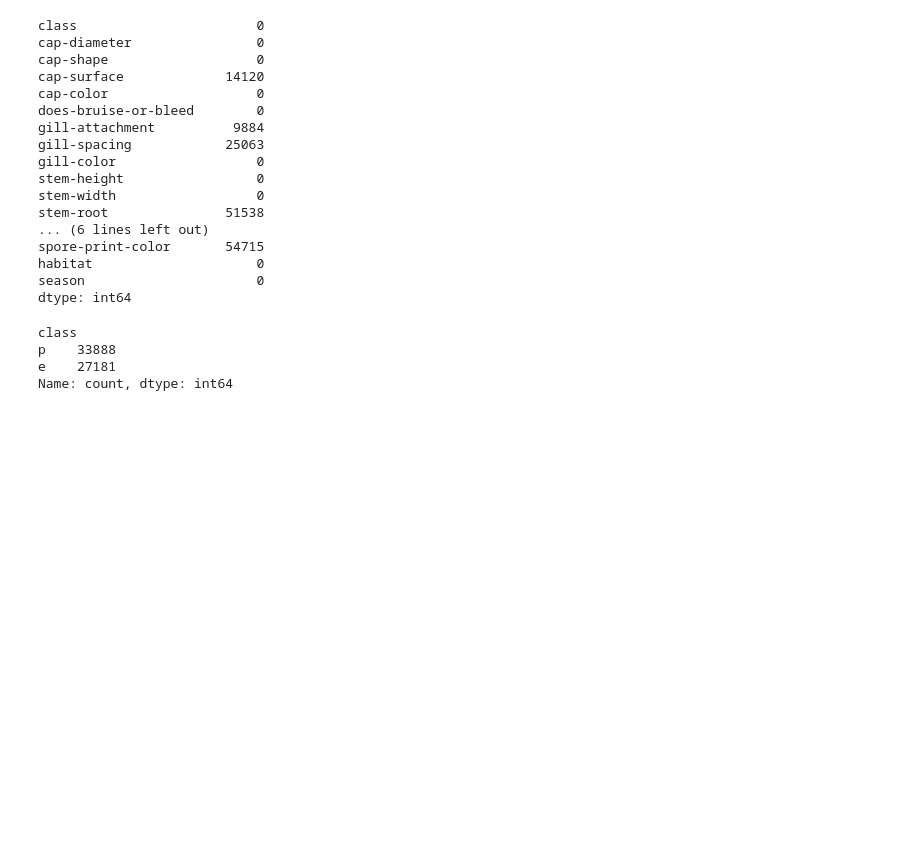
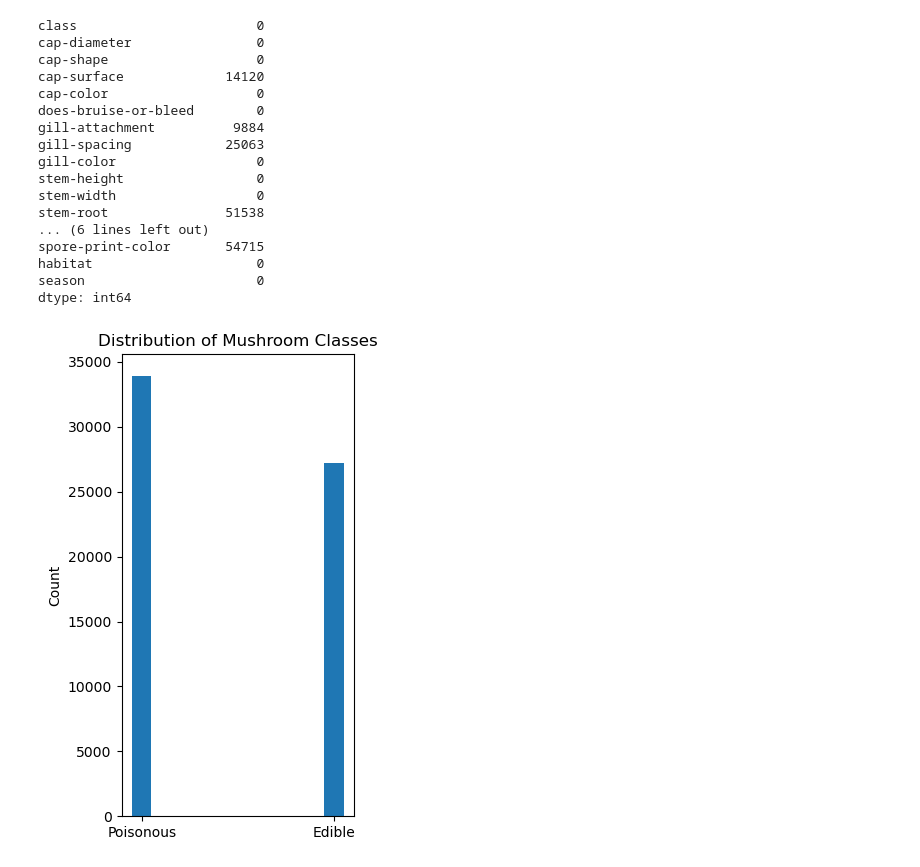
Before and after one commit to dlongert/mushroom_edibility_prediction, a Jupyter notebook: mushroom_dataset.ipynb, the cells around one changed output. Drawn from its saved outputs; the diff is of its cells as text; code cells hidden in the pictures; blank space fills up the shorter version.

```diff
--- a/mushroom_dataset.ipynb
+++ b/mushroom_dataset.ipynb
@@ -59,14 +71,18 @@ spore-print-color       54715
 habitat                     0
 season                      0
 dtype: int64
-# %%
-# Count the number of observations of poisonous and edible mushrooms
-mushrooms["class"].value_counts()
-# %% [output]
-class
-p    33888
-e    27181
-Name: count, dtype: int64
+# %%
+# Count the number of observations of poisonous and edible mushrooms and plot them
+class_counts = mushrooms["class"].value_counts()
+
+plt.figure(figsize = (3, 6))
+plt.bar(class_counts.index, class_counts.values, width = 0.1)
+plt.ylabel('Count')
+plt.xticks(["p", "e"], ["Poisonous", "Edible"])
+plt.title('Distribution of Mushroom Classes')
+plt.show()
+# %% [output]
+[figure, added]
 # %%
 # Label encoding the response variable and categorical features
 le = LabelEncoder()
```
Also changed, not shown: parts of 7 cells of this notebook.
